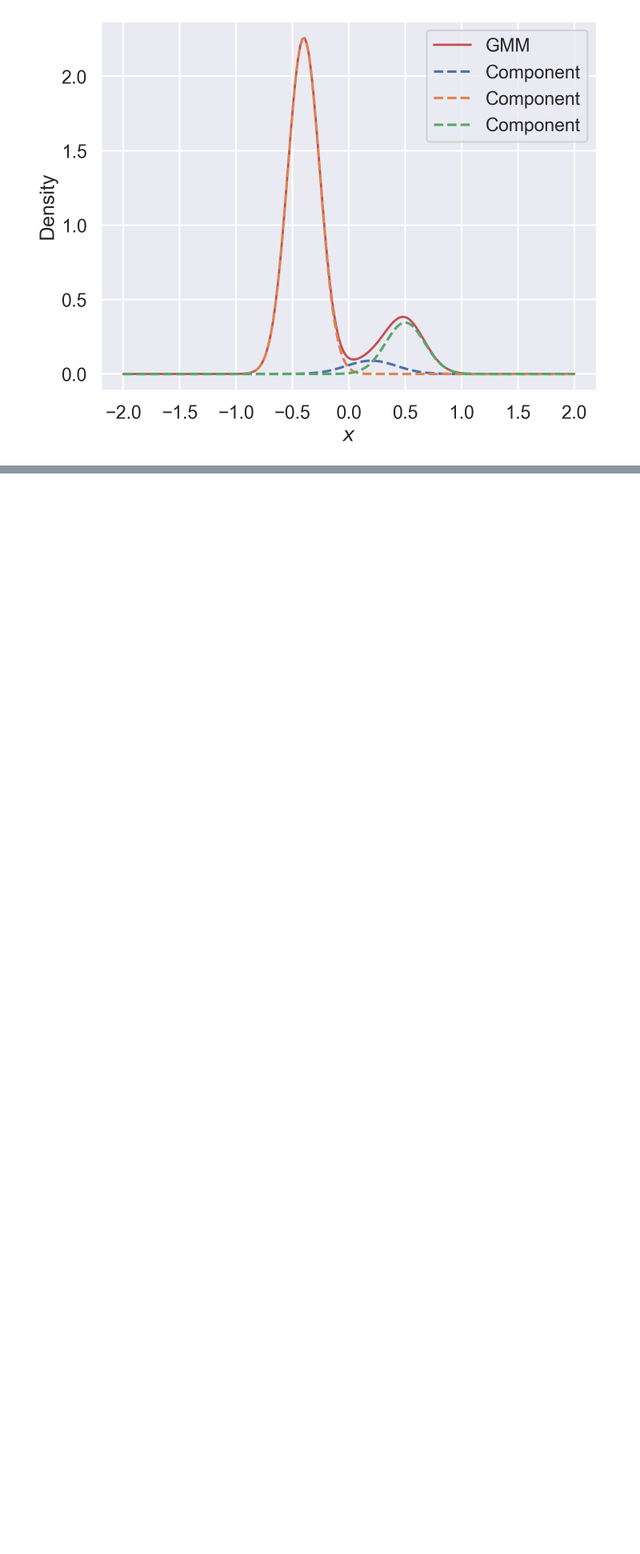
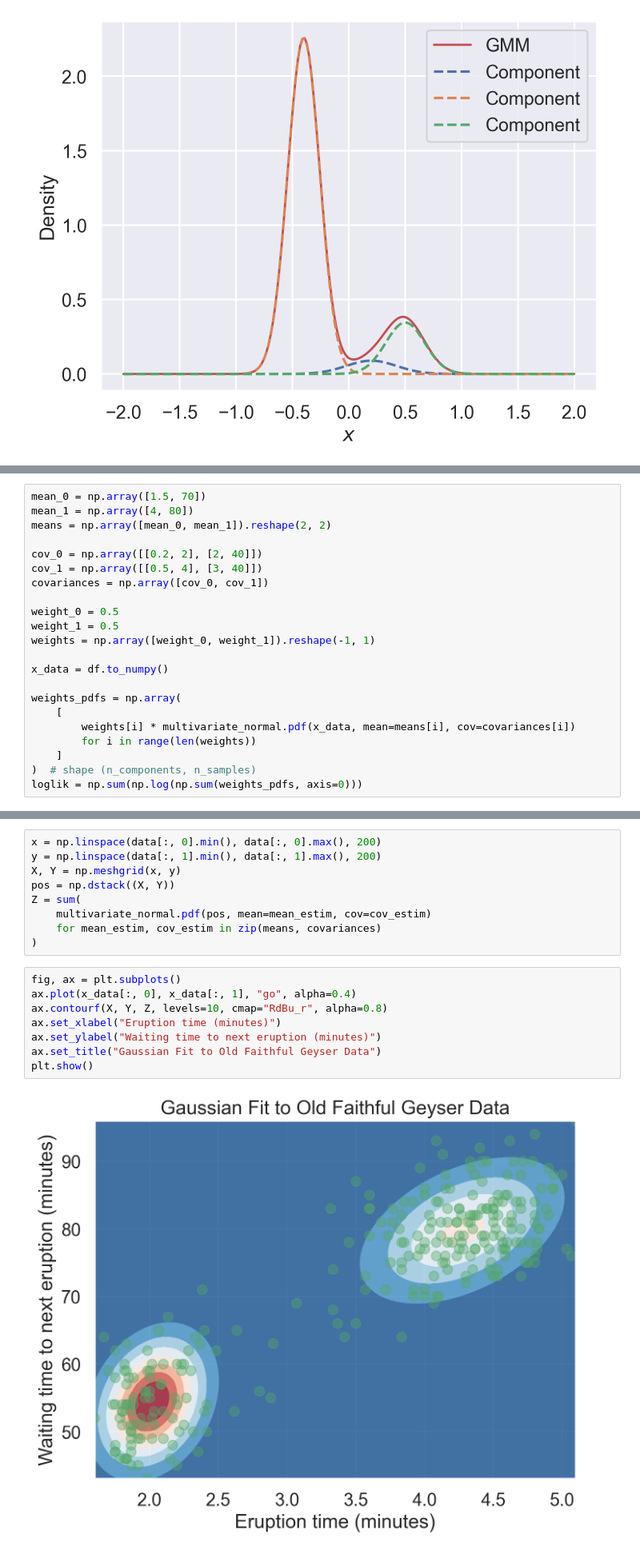
Before and after one commit to fbourgey/quant-examples, a Jupyter notebook: gaussian_mixture_models.ipynb, the cells around one changed output, grey strips where cells are left out. Shown at 80% size. Saved outputs shown, nothing was run; the diff lists cells and outputs as text; blank space fills up the shorter version.

```diff
--- a/gaussian_mixture_models.ipynb
+++ b/gaussian_mixture_models.ipynb
@@ -116,0 +125,22 @@ plt.show()
+# %%
+mean_0 = np.array([1.5, 70])
+mean_1 = np.array([4, 80])
+means = np.array([mean_0, mean_1]).reshape(2, 2)
+
+cov_0 = np.array([[0.2, 2], [2, 40]])
+cov_1 = np.array([[0.5, 4], [3, 40]])
+covariances = np.array([cov_0, cov_1])
+
+weight_0 = 0.5
+weight_1 = 0.5
+weights = np.array([weight_0, weight_1]).reshape(-1, 1)
+
+x_data = df.to_numpy()
+
+weights_pdfs = np.array(
+    [
+        weights[i] * multivariate_normal.pdf(x_data, mean=means[i], cov=covariances[i])
+        for i in range(len(weights))
+    ]
+)  # shape (n_components, n_samples)
+loglik = np.sum(np.log(np.sum(weights_pdfs, axis=0)))
@@ -116,0 +230,19 @@ plt.show()
+# %%
+x = np.linspace(data[:, 0].min(), data[:, 0].max(), 200)
+y = np.linspace(data[:, 1].min(), data[:, 1].max(), 200)
+X, Y = np.meshgrid(x, y)
+pos = np.dstack((X, Y))
+Z = sum(
+    multivariate_normal.pdf(pos, mean=mean_estim, cov=cov_estim)
+    for mean_estim, cov_estim in zip(means, covariances)
+)
+# %%
+fig, ax = plt.subplots()
+ax.plot(x_data[:, 0], x_data[:, 1], "go", alpha=0.4)
+ax.contourf(X, Y, Z, levels=10, cmap="RdBu_r", alpha=0.8)
+ax.set_xlabel("Eruption time (minutes)")
+ax.set_ylabel("Waiting time to next eruption (minutes)")
+ax.set_title("Gaussian Fit to Old Faithful Geyser Data")
+plt.show()
+# %% [output]
+[figure, added]
```
Also changed, not shown: parts of 8 cells of this notebook, 2 other files.
